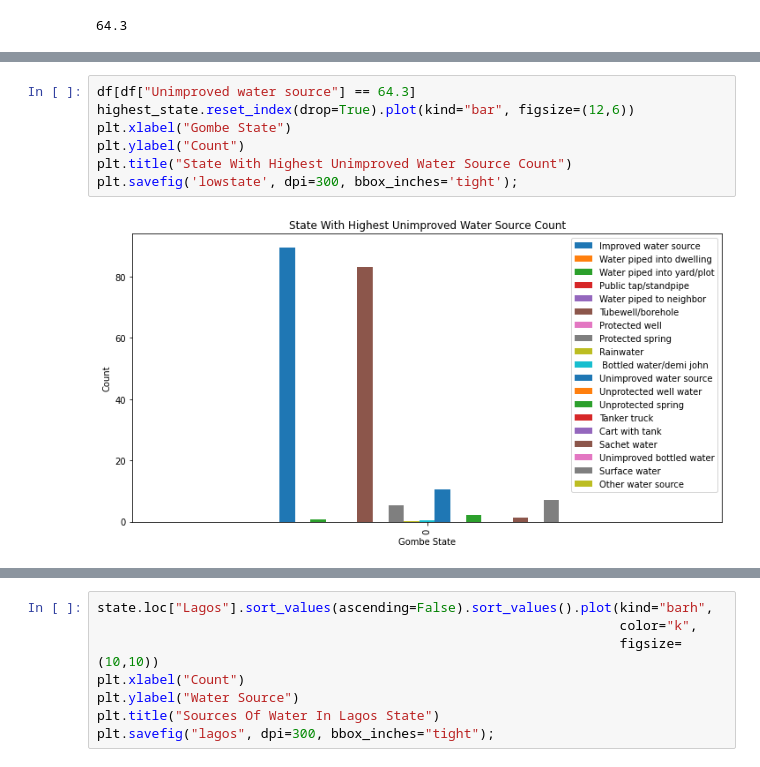
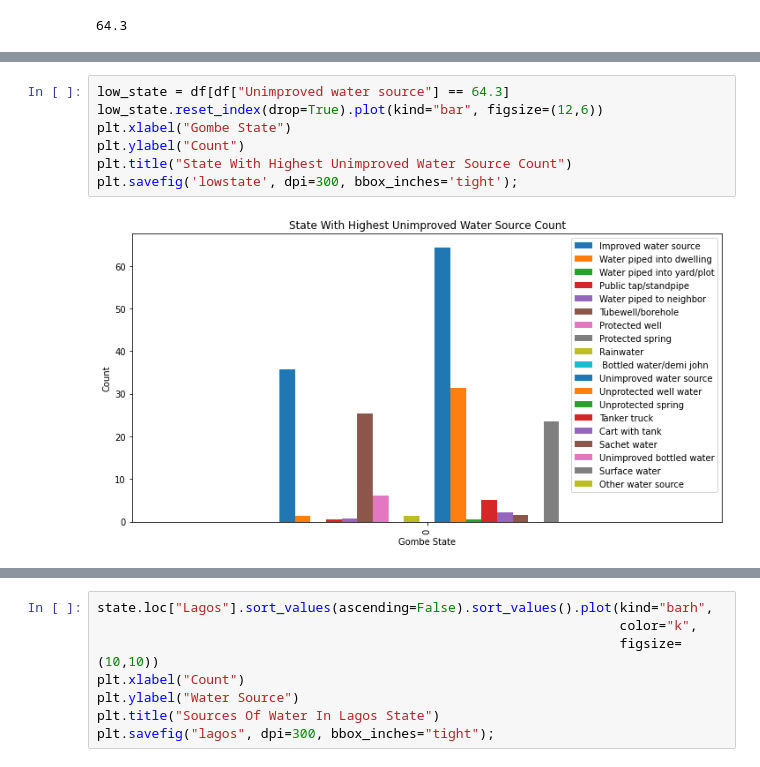
Before and after one commit to TheBlueZayn/analysis-of-water-sources-in-nigeria, a Jupyter notebook: Analysis Of Water Sources In Nigeria.ipynb, the cells around one changed output, grey strips where cells are left out. Cells and saved outputs as stored; diff of their text form.

```diff
--- a/Analysis Of Water Sources In Nigeria.ipynb
+++ b/Analysis Of Water Sources In Nigeria.ipynb
@@ -196,11 +196,11 @@ df[df["Unimproved water source"] == 64.3]
 |  | Geography | Improved water source | Water piped into dwelling | Water piped into yard/plot | Public tap/standpipe | ... |
 | 19 | Gombe | 35.7 | 1.4 | 0.0 | 0.6 | ... |
 # %%
-df[df["Unimproved water source"] == 64.3]
-highest_state.reset_index(drop=True).plot(kind="bar", figsize=(12,6))
+low_state = df[df["Unimproved water source"] == 64.3]
+low_state.reset_index(drop=True).plot(kind="bar", figsize=(12,6))
 plt.xlabel("Gombe State")
 plt.ylabel("Count")
 plt.title("State With Highest Unimproved Water Source Count")
 plt.savefig('lowstate', dpi=300, bbox_inches='tight');
 # %% [output]
-[figure, old version]
+[figure, new version]
```
Also changed, not shown: parts of 2 cells of this notebook, 3 other files.
